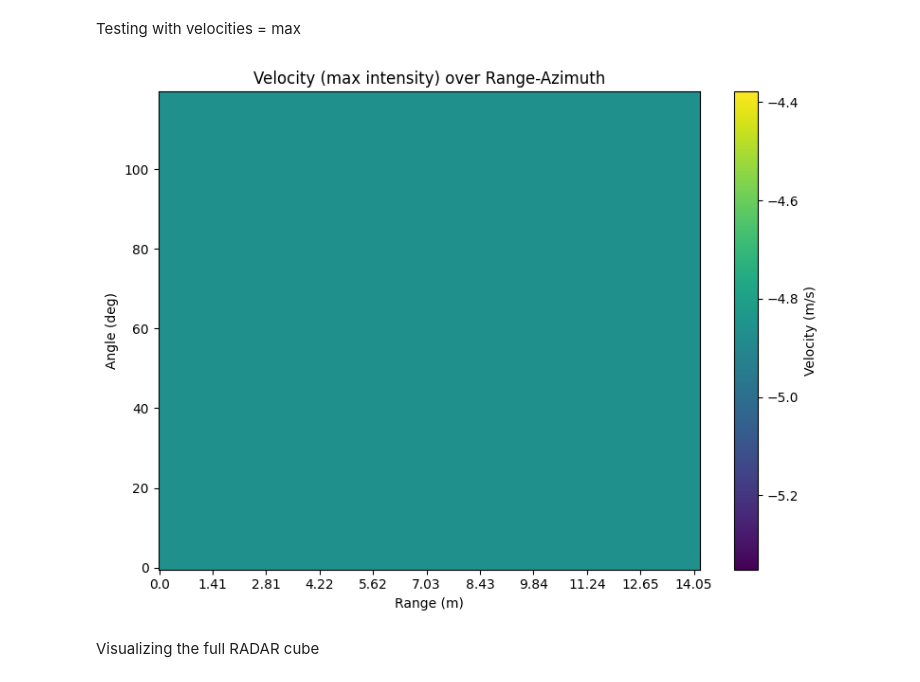
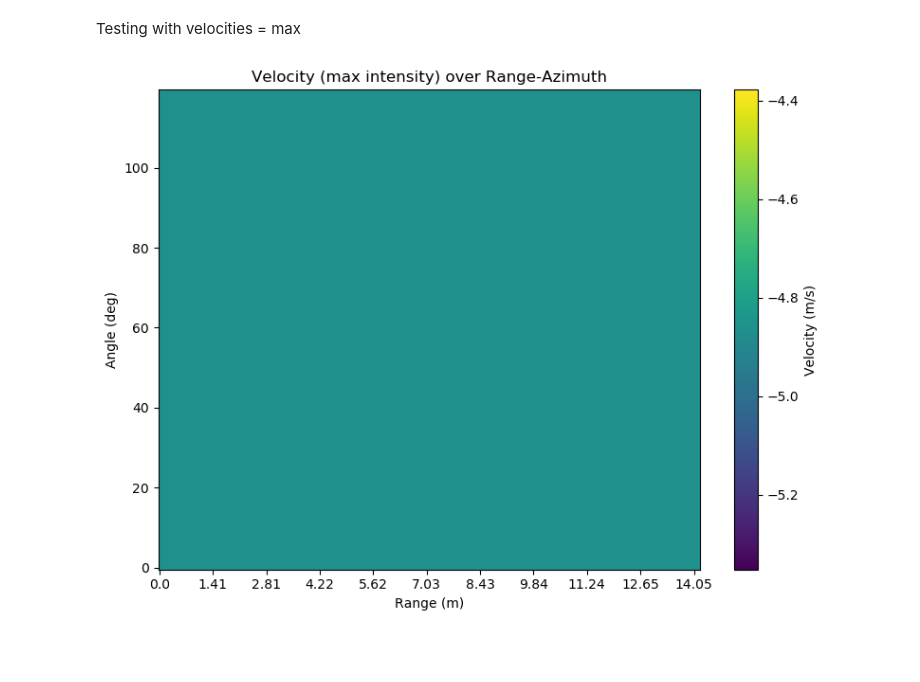
Before and after one commit to Soldann/CaRLi-V, a Jupyter notebook: examples/RaDICaL_radar_cube.ipynb, the cells around one changed output. Saved outputs shown, nothing was run; the diff lists cells and outputs as text; code cells hidden in the pictures; blank space fills up the shorter version.

```diff
--- a/examples/RaDICaL_radar_cube.ipynb
+++ b/examples/RaDICaL_radar_cube.ipynb
@@ -351,29 +441,27 @@ plt.show()
 Testing with velocities = max
 # %%
 # Collapse to bin indices
-collapsed_range_doppler = np.argmax(np.abs(radar_cube), axis=0)
-collapsed_range_doppler = np.zeros_like(collapsed_range_doppler)
+collapsed_doppler = np.argmax(np.abs(radar_cube), axis=0)
+collapsed_doppler = np.zeros_like(collapsed_doppler)
 
 dopplers = np.arange(-max_doppler, max_doppler + doppler_resolution, doppler_resolution)
 
 # Convert bin indices to velocities
-collapsed_range_doppler_velocity = dopplers[collapsed_range_doppler]
+collapsed_doppler_velocity = dopplers[collapsed_doppler]
 
 plt.figure(figsize=(8, 6))
-im = plt.imshow(collapsed_range_doppler_velocity, aspect='auto', origin='lower', cmap='viridis')
+im = plt.imshow(collapsed_doppler_velocity, aspect='auto', origin='lower', cmap='viridis')
 
 plt.xticks(range_ticks, range_tick_labels)
 plt.xlabel('Range (m)')
 plt.ylabel('Angle (deg)')
 
 # Colorbar automatically uses velocity values now
 cbar = plt.colorbar(im)
 cbar.set_label('Velocity (m/s)')
 
 plt.title('Velocity (max intensity) over Range-Azimuth')
 plt.tight_layout()
 plt.show()
 # %% [output]
-[figure, old version]
+[figure, new version]
-# %% [markdown]
-Visualizing the full RADAR cube
```
Also changed, not shown: parts of 71 cells of this notebook.
